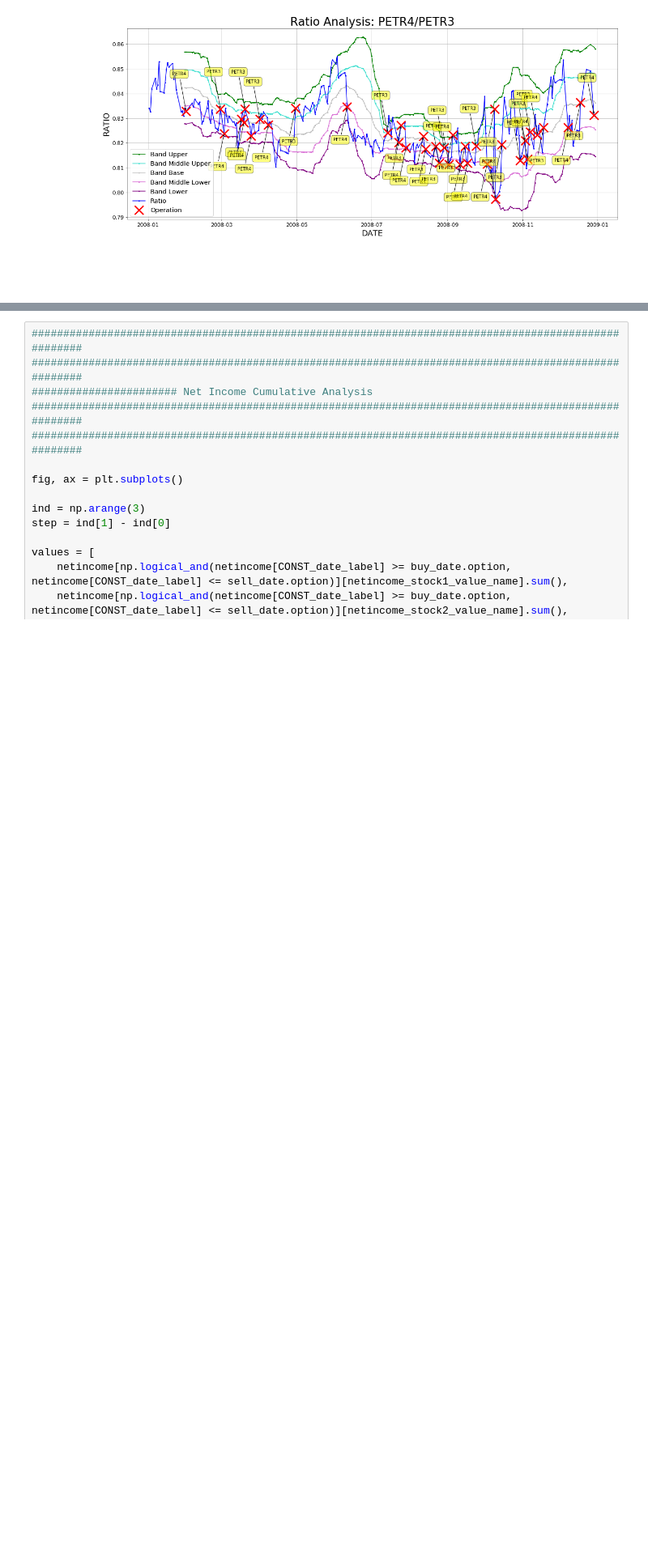
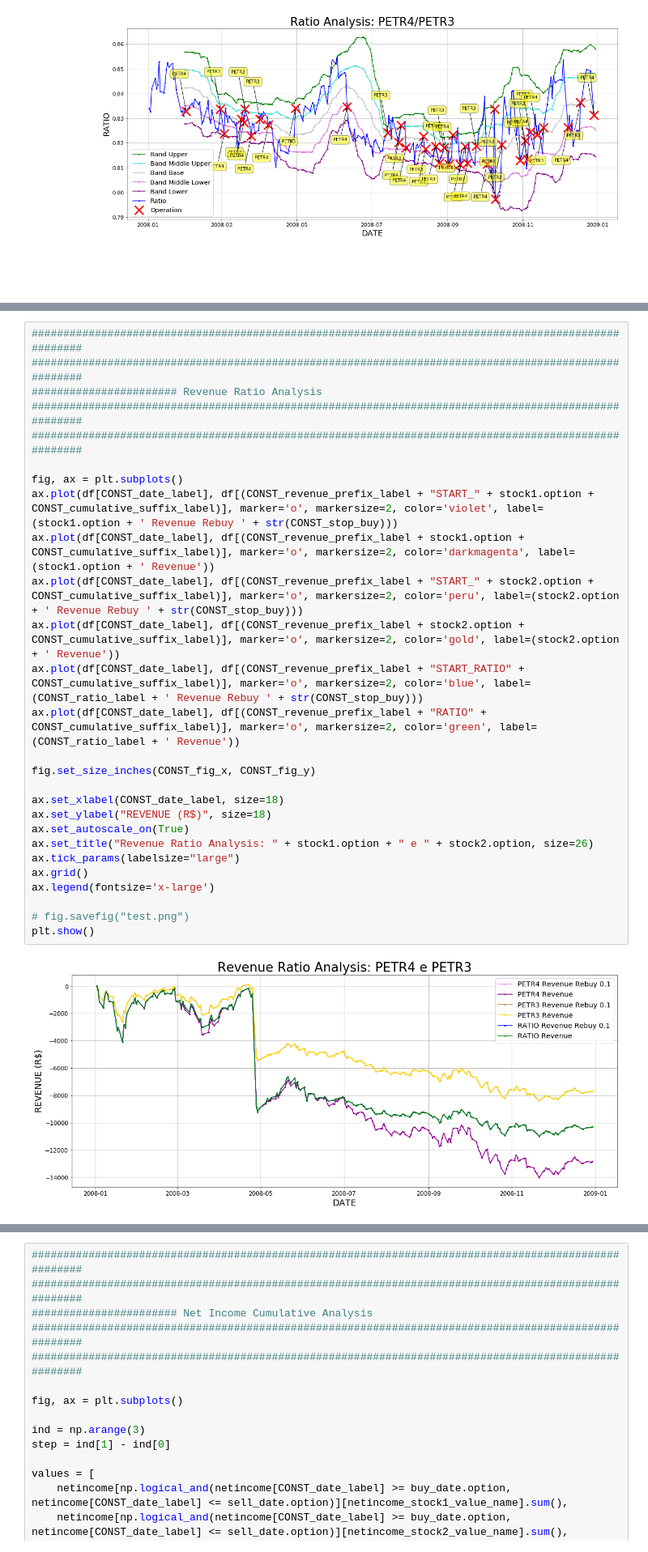
Before and after one commit to candreoliveira/bovespa, a Jupyter notebook: notebooks/Ratio Analysis.ipynb, the cells around one changed output, grey strips where cells are left out. Shown at 81% size. Drawn from its saved outputs; the diff is of its cells as text; blank space fills up the shorter version.

```diff
--- a/notebooks/Ratio Analysis.ipynb
+++ b/notebooks/Ratio Analysis.ipynb
@@ -723,0 +716,29 @@ plt.show()
+# %%
+#####################################################################################################
+#####################################################################################################
+####################### Revenue Ratio Analysis
+#####################################################################################################
+#####################################################################################################
+
+fig, ax = plt.subplots()
+ax.plot(df[CONST_date_label], df[(CONST_revenue_prefix_label + "START_" + stock1.option + CONST_cumulative_suffix_label)], marker='o', markersize=2, color='violet', label=(stock1.option + ' Revenue Rebuy ' + str(CONST_stop_buy)))
+ax.plot(df[CONST_date_label], df[(CONST_revenue_prefix_label + stock1.option + CONST_cumulative_suffix_label)], marker='o', markersize=2, color='darkmagenta', label=(stock1.option + ' Revenue'))
+ax.plot(df[CONST_date_label], df[(CONST_revenue_prefix_label + "START_" + stock2.option + CONST_cumulative_suffix_label)], marker='o', markersize=2, color='peru', label=(stock2.option + ' Revenue Rebuy ' + str(CONST_stop_buy)))
+ax.plot(df[CONST_date_label], df[(CONST_revenue_prefix_label + stock2.option + CONST_cumulative_suffix_label)], marker='o', markersize=2, color='gold', label=(stock2.option + ' Revenue'))
+ax.plot(df[CONST_date_label], df[(CONST_revenue_prefix_label + "START_RATIO" + CONST_cumulative_suffix_label)], marker='o', markersize=2, color='blue', label=(CONST_ratio_label + ' Revenue Rebuy ' + str(CONST_stop_buy)))
+ax.plot(df[CONST_date_label], df[(CONST_revenue_prefix_label + "RATIO" + CONST_cumulative_suffix_label)], marker='o', markersize=2, color='green', label=(CONST_ratio_label + ' Revenue'))
+
+fig.set_size_inches(CONST_fig_x, CONST_fig_y)
+
+ax.set_xlabel(CONST_date_label, size=18)
+ax.set_ylabel("REVENUE (R$)", size=18)
+ax.set_autoscale_on(True)
+ax.set_title("Revenue Ratio Analysis: " + stock1.option + " e " + stock2.option, size=26)
+ax.tick_params(labelsize="large")
+ax.grid()
+ax.legend(fontsize='x-large')
+
+# fig.savefig("test.png")
+plt.show()
+# %% [output]
+[figure, added]
```
Also changed, not shown: parts of 7 cells of this notebook.
